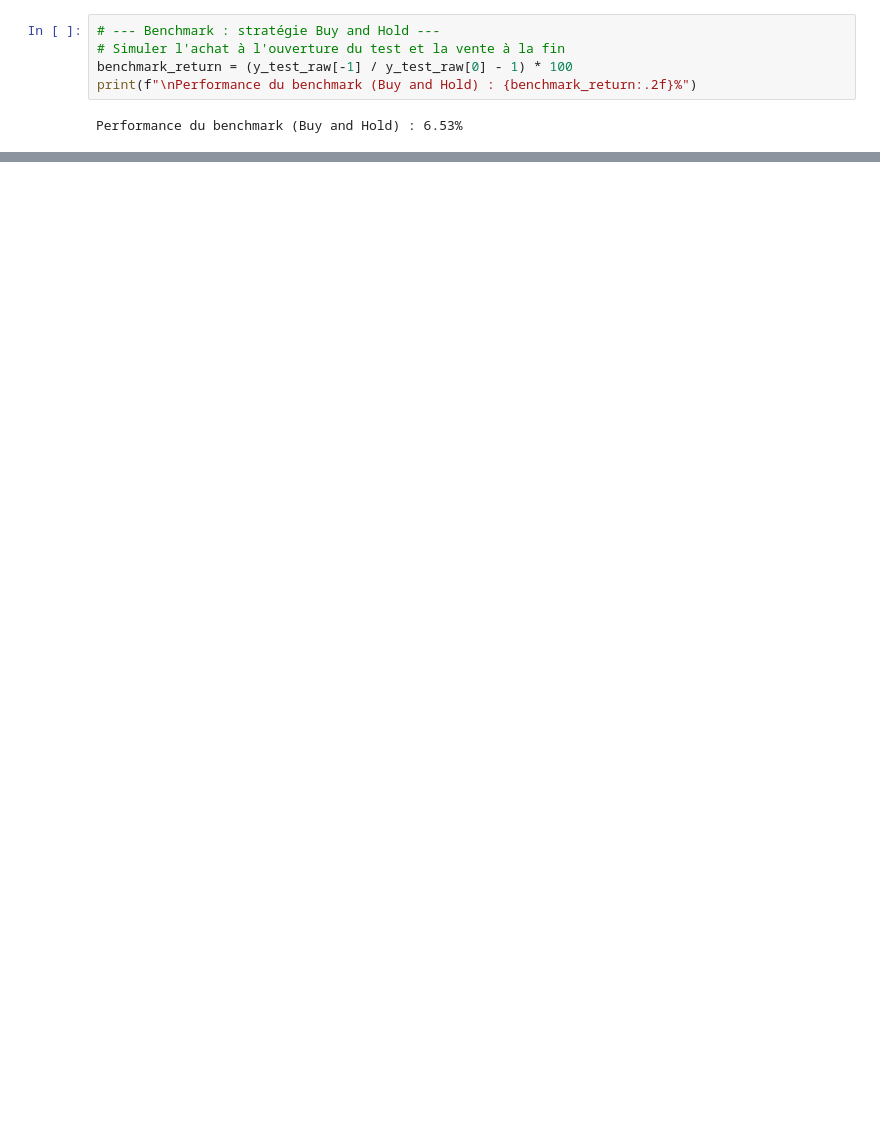
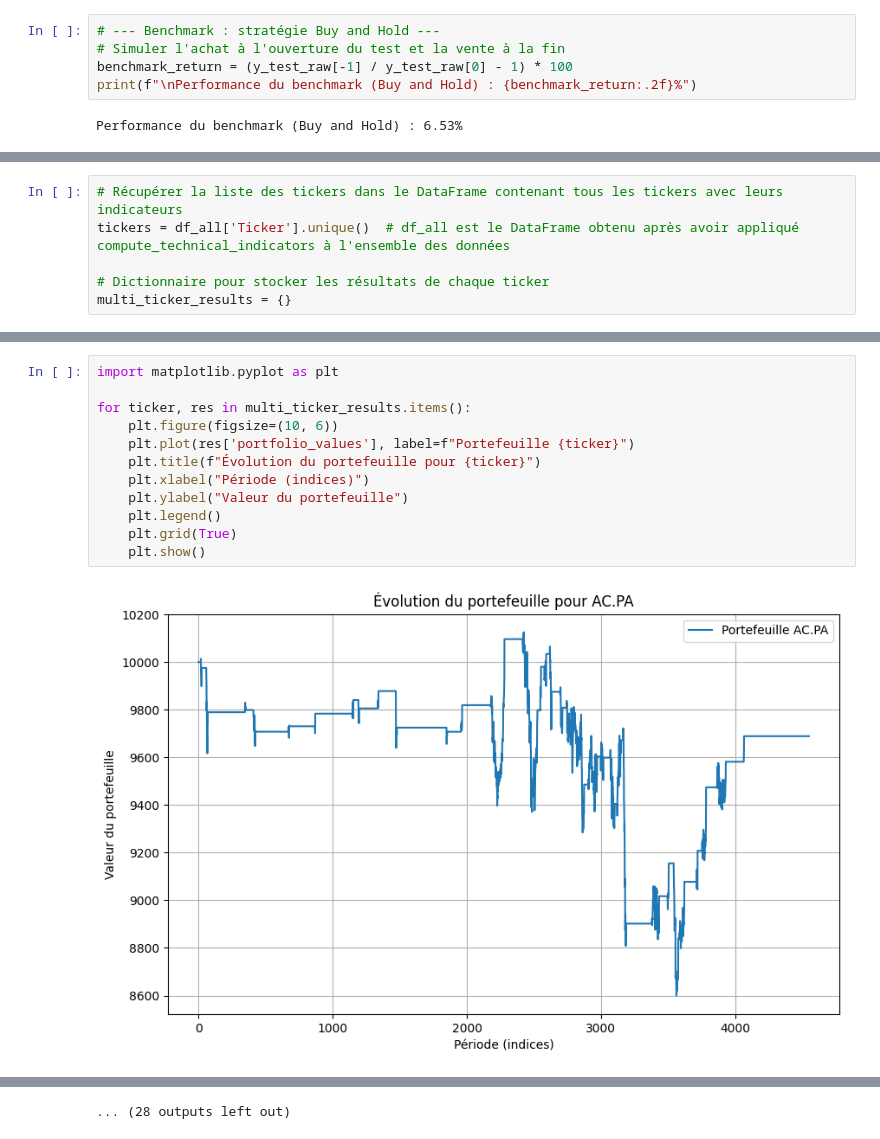
Before and after one commit to Liviogit/Projet_trading_automatique, a Jupyter notebook: transformer_v2.ipynb, the cells around one changed output, grey strips where cells are left out. Saved outputs shown, nothing was run; the diff lists cells and outputs as text; blank space fills up the shorter version.

Commit message:
Tentative simulation multi-ticker

```diff
--- a/transformer_v2.ipynb
+++ b/transformer_v2.ipynb
@@ -847,0 +878,6 @@ plt.show()
+# %%
+# Récupérer la liste des tickers dans le DataFrame contenant tous les tickers avec leurs indicateurs
+tickers = df_all['Ticker'].unique()  # df_all est le DataFrame obtenu après avoir appliqué compute_technical_indicators à l'ensemble des données
+
+# Dictionnaire pour stocker les résultats de chaque ticker
+multi_ticker_results = {}
@@ -847,0 +1092,14 @@ plt.show()
+# %%
+import matplotlib.pyplot as plt
+
+for ticker, res in multi_ticker_results.items():
+    plt.figure(figsize=(10, 6))
+    plt.plot(res['portfolio_values'], label=f"Portefeuille {ticker}")
+    plt.title(f"Évolution du portefeuille pour {ticker}")
+    plt.xlabel("Période (indices)")
+    plt.ylabel("Valeur du portefeuille")
+    plt.legend()
+    plt.grid(True)
+    plt.show()
+# %% [output]
+[figure, added]
@@ -847,0 +1117 @@ plt.show()
+... (28 outputs left out)
```
Also changed, not shown: parts of 19 cells of this notebook, 1 other file.
